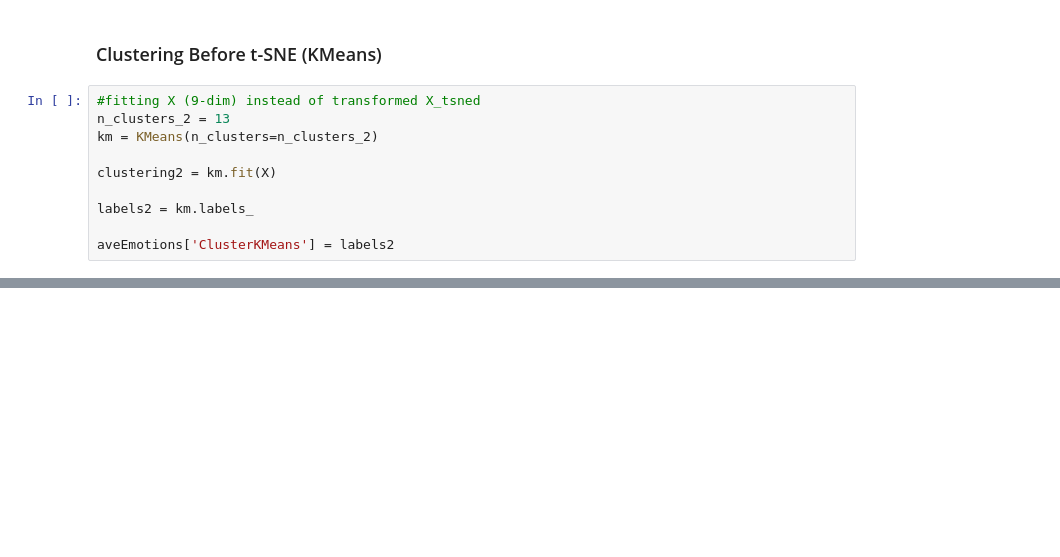
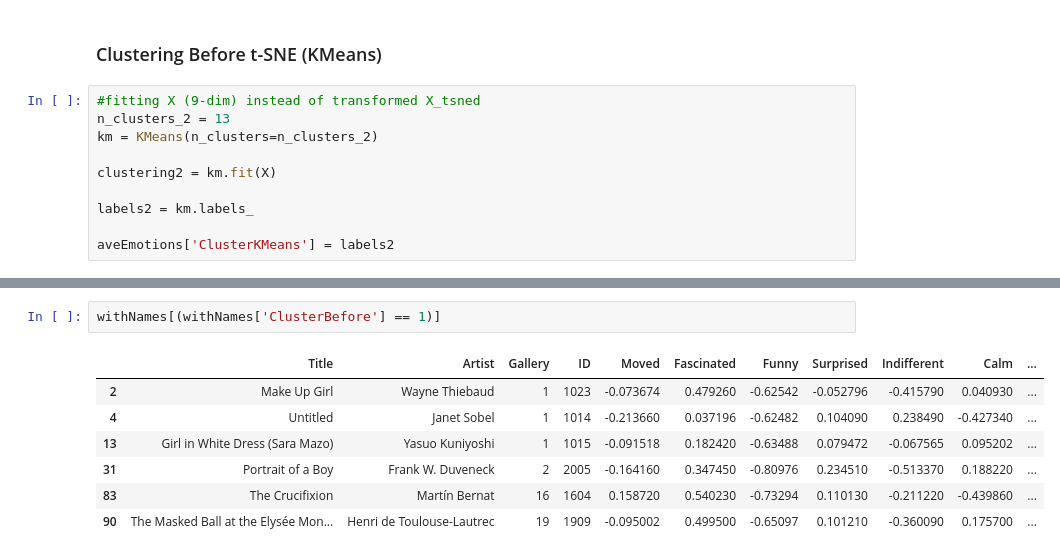
Before and after one commit to roberttwomey/art-and-empathy, a Jupyter notebook: sdma_clustering.ipynb, the cells around one changed output, grey strips where cells are left out. Saved outputs shown, nothing was run; the diff lists cells and outputs as text; blank space fills up the shorter version.

```diff
--- a/sdma_clustering.ipynb
+++ b/sdma_clustering.ipynb
@@ -355,0 +472,10 @@ plt.show()
+# %%
+withNames[(withNames['ClusterBefore'] == 1)]
+# %% [output]
+|  | Title | Artist | Gallery | ID | Moved | Fascinated | Funny | Surprised | Indifferent | Calm | ... |
+| 2 | Make Up Girl | Wayne Thiebaud | 1 | 1023 | -0.073674 | 0.479260 | -0.62542 | -0.052796 | -0.415790 | 0.040930 | ... |
+| 4 | Untitled | Janet Sobel | 1 | 1014 | -0.213660 | 0.037196 | -0.62482 | 0.104090 | 0.238490 | -0.427340 | ... |
+| 13 | Girl in White Dress (Sara Mazo) | Yasuo Kuniyoshi | 1 | 1015 | -0.091518 | 0.182420 | -0.63488 | 0.079472 | -0.067565 | 0.095202 | ... |
+| 31 | Portrait of a Boy | Frank W. Duveneck | 2 | 2005 | -0.164160 | 0.347450 | -0.80976 | 0.234510 | -0.513370 | 0.188220 | ... |
+| 83 | The Crucifixion | Martín Bernat | 16 | 1604 | 0.158720 | 0.540230 | -0.73294 | 0.110130 | -0.211220 | -0.439860 | ... |
+| 90 | The Masked Ball at the Elysée Mon... | Henri de Toulouse-Lautrec | 19 | 1909 | -0.095002 | 0.499500 | -0.65097 | 0.101210 | -0.360090 | 0.175700 | ... |
```
Also changed, not shown: parts of 9 cells of this notebook, 1 other file.
